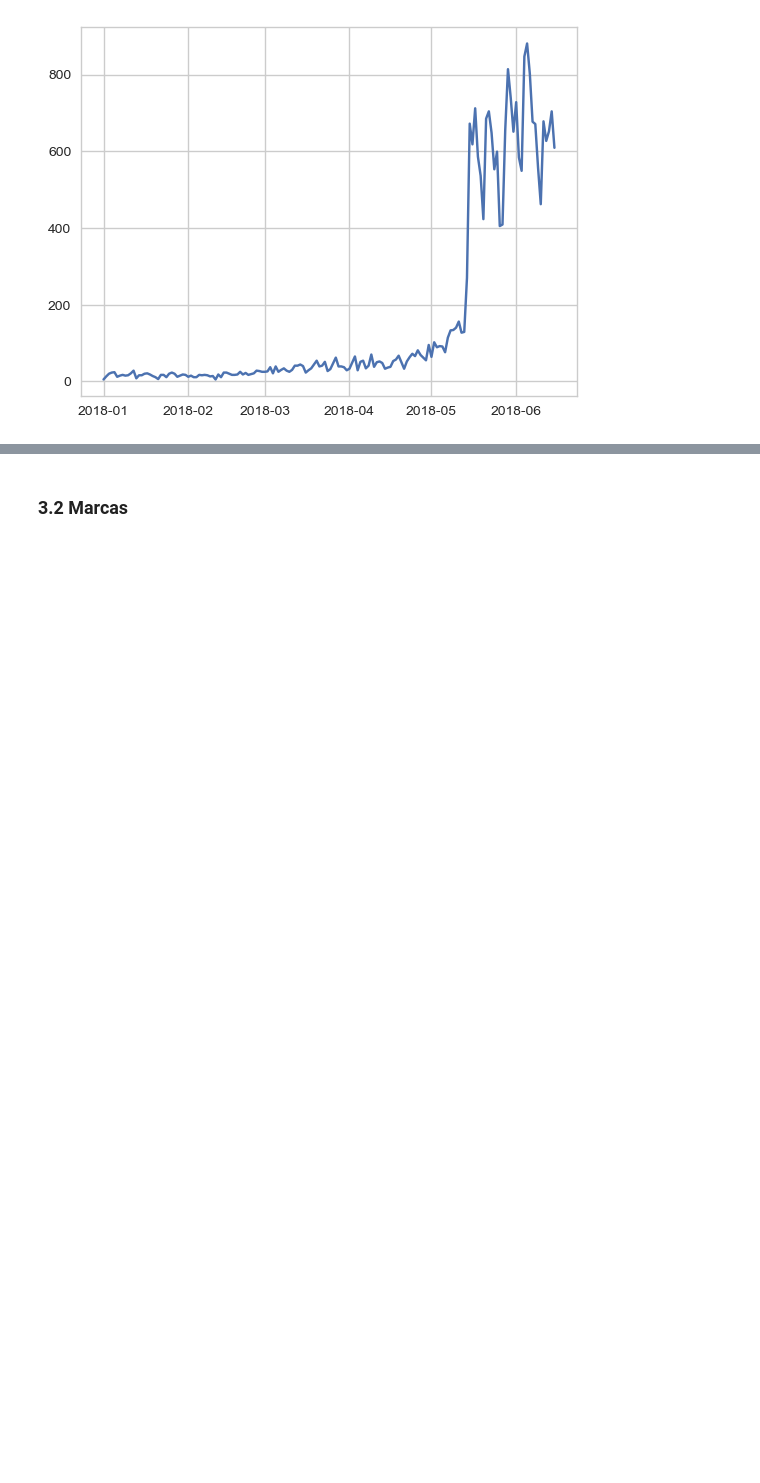
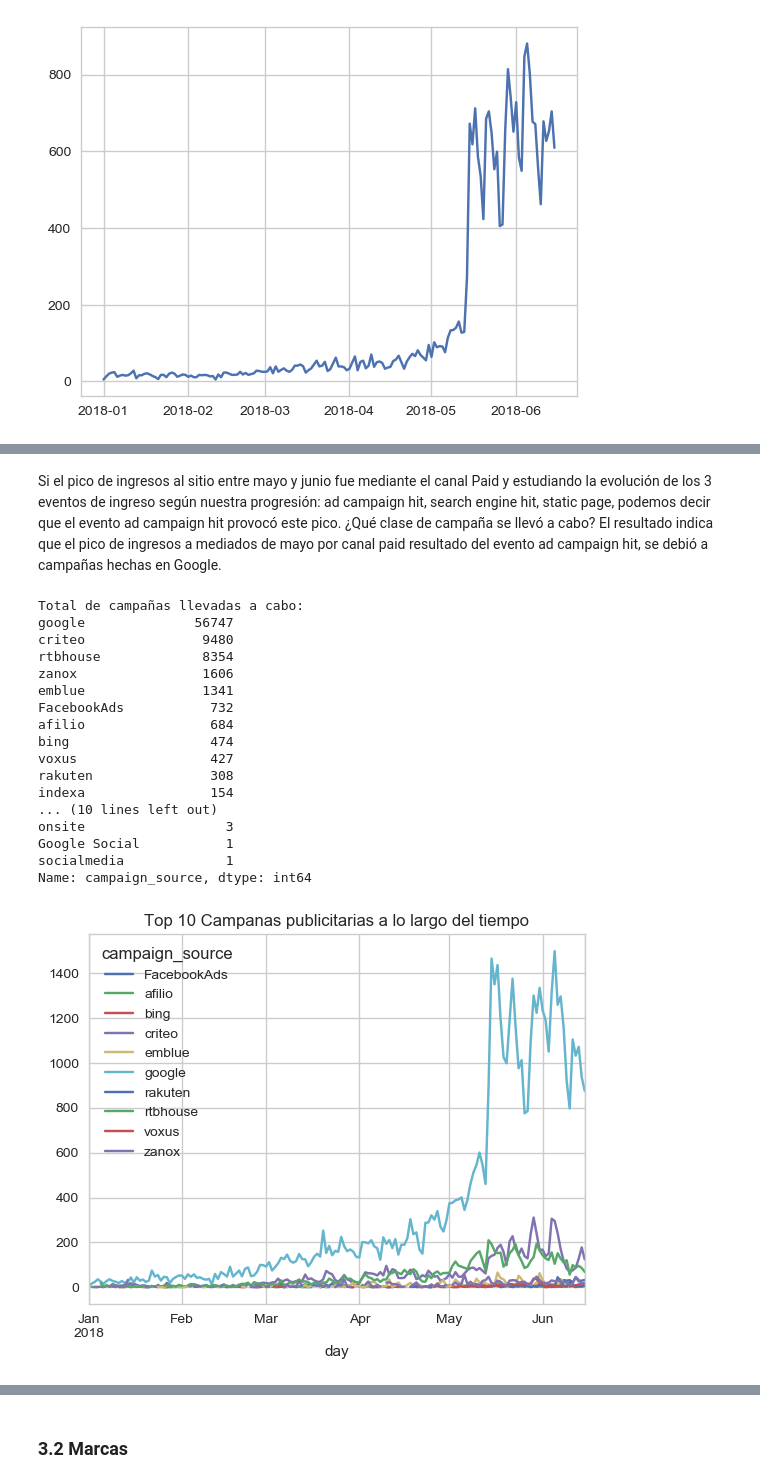
Before and after one commit to vpfarfan/Organizacion-de-datos-20182, a Jupyter notebook: EDA.ipynb, the cells around one changed output, grey strips where cells are left out. Drawn from its saved outputs; the diff is of its cells as text; code cells hidden in the pictures; blank space fills up the shorter version.

```diff
--- a/EDA.ipynb
+++ b/EDA.ipynb
@@ -314,0 +324,29 @@ También hay un pico de transacciones a mediados de mayo.  ¿A qué se debe?
+# %% [markdown]
+Si el pico de ingresos al sitio entre mayo y junio fue mediante el canal Paid y estudiando la evolución de los 3 eventos de ingreso según nuestra progresión: ad campaign hit, search engine hit, static page, podemos decir que el evento ad campaign hit provocó este pico. ¿Qué clase de campaña se llevó a cabo? El resultado indica que el pico de ingresos a mediados de mayo por canal paid resultado del evento ad campaign hit, se debió a campañas hechas en Google.
+# %%
+print('Total de campañas llevadas a cabo:')
+print(df['campaign_source'].value_counts())
+
+list_source = df['campaign_source'].value_counts().head(10)
+list_source = list(list_source.index.values)
+df_campaign = df.loc[df['event'] == 'ad campaign hit',['day','campaign_source']]
+df_campaign = df_campaign[df_campaign['campaign_source'].isin(list_source)].groupby(['day','campaign_source'])['campaign_source'].count().unstack().plot(title='Top 10 Campanas publicitarias a lo largo del tiempo')
+# %% [output]
+Total de campañas llevadas a cabo:
+google              56747
+criteo               9480
+rtbhouse             8354
+zanox                1606
+emblue               1341
+FacebookAds           732
+afilio                684
+bing                  474
+voxus                 427
+rakuten               308
+indexa                154
+... (10 lines left out)
+onsite                  3
+Google Social           1
+socialmedia             1
+Name: campaign_source, dtype: int64
+[figure, added]
```
Also changed, not shown: parts of 8 cells of this notebook.
